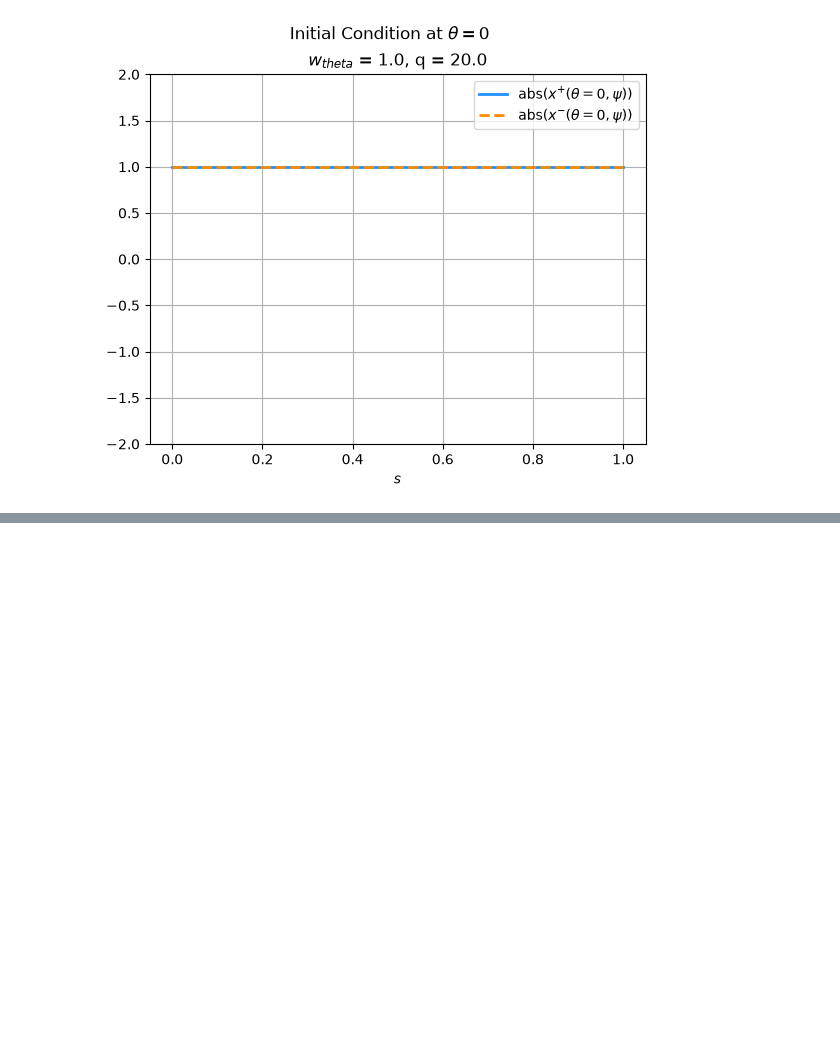
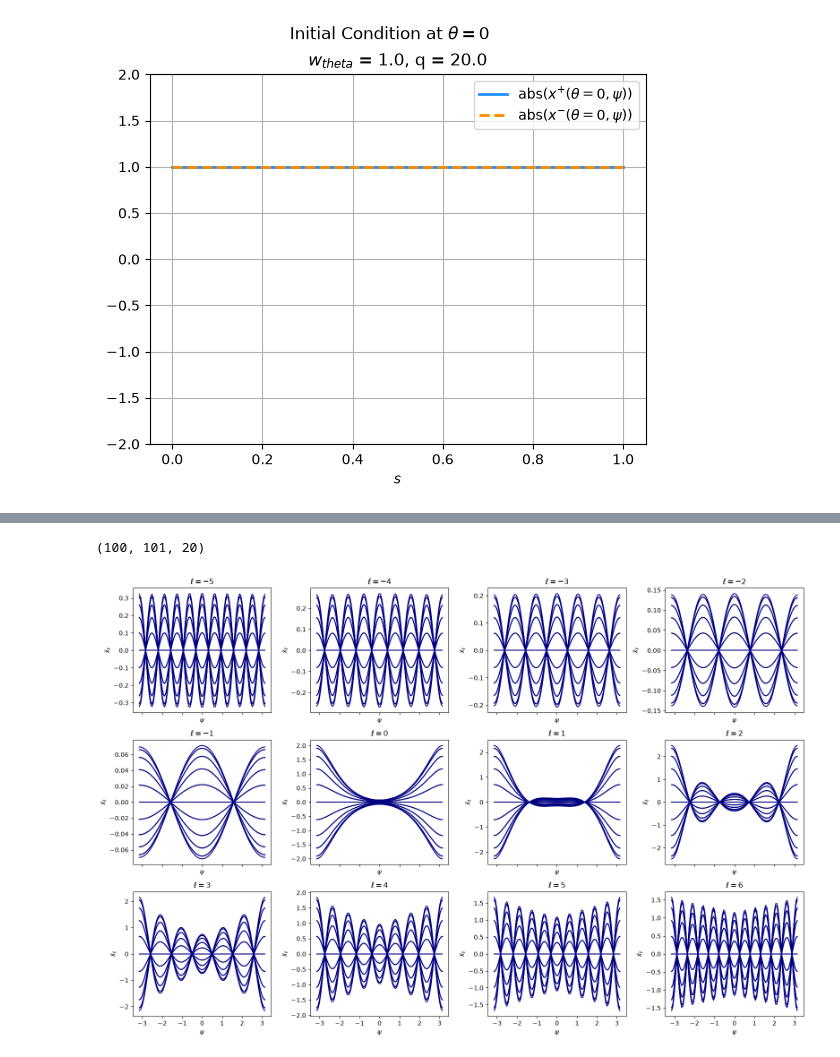
Before and after one commit to gonza94/pyABS, a Jupyter notebook: examples/eigensystem.ipynb, the cells around one changed output, grey strips where cells are left out. Saved outputs shown, nothing was run; the diff lists cells and outputs as text; code cells hidden in the pictures; blank space fills up the shorter version.

```diff
--- a/examples/eigensystem.ipynb
+++ b/examples/eigensystem.ipynb
@@ -158,0 +162,41 @@ plt.show()
+# %%
+from tqdm.notebook import tqdm
+strobo_modes = np.arange(-5,7, dtype = int)
+psirange=np.linspace(-np.pi, np.pi, 100)
+test = []
+with tqdm(total=len(psirange), desc="Solving centroid strobes") as pbar:
+    for psi in psirange:
+        test.append(solution.compute_centroidstrobe(psi=psi, ns = 20))
+        pbar.update(1)
+    pbar.set_postfix(psi=f"{psi:.2f}")
+test = np.array(test)
+test.shape
+# %% [output]
+(100, 101, 20)
+# %%
+#modes = [5]
+plot_modes = strobo_modes + n_max
+n_size = len(strobo_modes)
+ncols = 4
+nrows = int(np.ceil(n_size / ncols))
+
+fig, axes = plt.subplots(nrows, ncols, figsize=(4 * ncols, 3.5 * nrows), sharex=True, sharey=False)
+axes = np.array(axes).reshape(-1)  # flatten in case nrows/ncols > 1
+for ax, mode in zip(axes, strobo_modes):
+    for k in range(test.shape[2]):
+        ydat = test[:, mode+n_max, k]
+        ax.plot(psirange, ydat, color = 'navy')
+        #ax.set_ylim(np.min(ydat), np.max(ydat))
+    ax.set_title(fr'$\ell = {mode}$')
+    #ax.set_ylim(np.min(test[:,mode+n_max,k]), np.max(test[:,mode+n_max,k]))
+    ax.set_ylabel(r'$\bar{x}_\ell$')
+    ax.set_xlabel(r'$\psi$')
+
+for ax in axes[n_size:]:
+    ax.set_visible(False)
+
+fig.savefig("../../plots/stroboscopic_theta.png", dpi=300)
+fig.tight_layout()
+plt.show()
+# %% [output]
+[figure, added]
```
Also changed, not shown: parts of 9 cells of this notebook, 8 other files.
